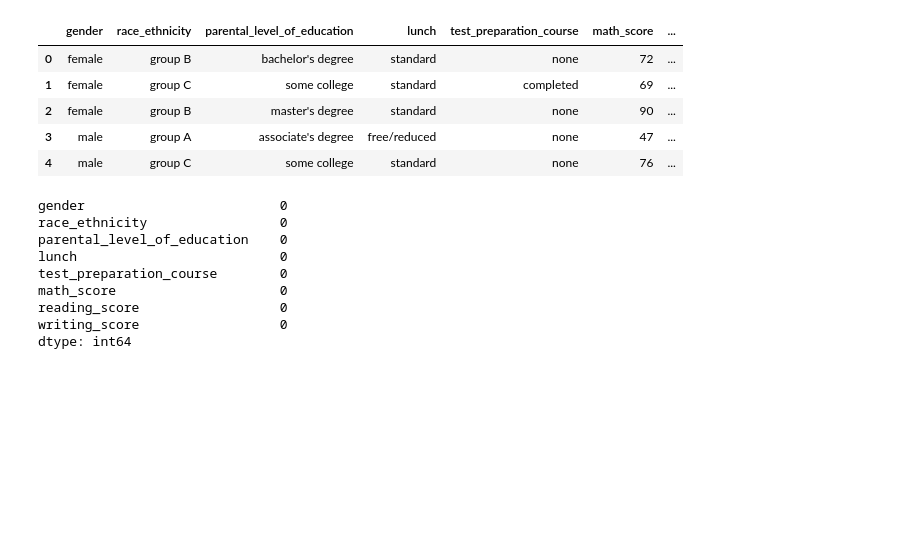
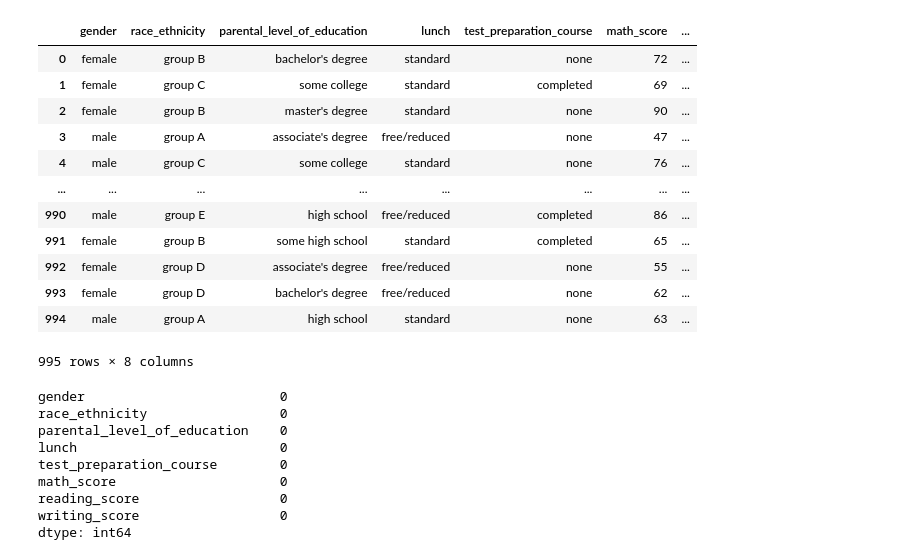
Before and after one commit to kumar-kiran-24/machine-learning-project, a Jupyter notebook: notebook/EDA STUDENT.ipynb, the cells around one changed output. Cells and saved outputs as stored; diff of their text form; code cells hidden in the pictures; blank space fills up the shorter version.

```diff
--- a/notebook/EDA STUDENT.ipynb
+++ b/notebook/EDA STUDENT.ipynb
@@ -9,14 +9,21 @@ warnings.filterwarnings("ignore")
 # %%
 df=pd.read_csv("data/stud.csv")
 # %%
-df.head()
+df.head(-5)
 # %% [output]
 |  | gender | race_ethnicity | parental_level_of_education | lunch | test_preparation_course | math_score | ... |
 | 0 | female | group B | bachelor's degree | standard | none | 72 | ... |
 | 1 | female | group C | some college | standard | completed | 69 | ... |
 | 2 | female | group B | master's degree | standard | none | 90 | ... |
 | 3 | male | group A | associate's degree | free/reduced | none | 47 | ... |
 | 4 | male | group C | some college | standard | none | 76 | ... |
+| ... | ... | ... | ... | ... | ... | ... | ... |
+| 990 | male | group E | high school | free/reduced | completed | 86 | ... |
+| 991 | female | group B | some high school | standard | completed | 65 | ... |
+| 992 | female | group D | associate's degree | free/reduced | none | 55 | ... |
+| 993 | female | group D | bachelor's degree | free/reduced | none | 62 | ... |
+| 994 | male | group A | high school | standard | none | 63 | ... |
+995 rows × 8 columns
 # %%
 df.isna().sum()
 # %% [output]
```
Also changed, not shown: parts of 19 cells of this notebook, 5 other files.
